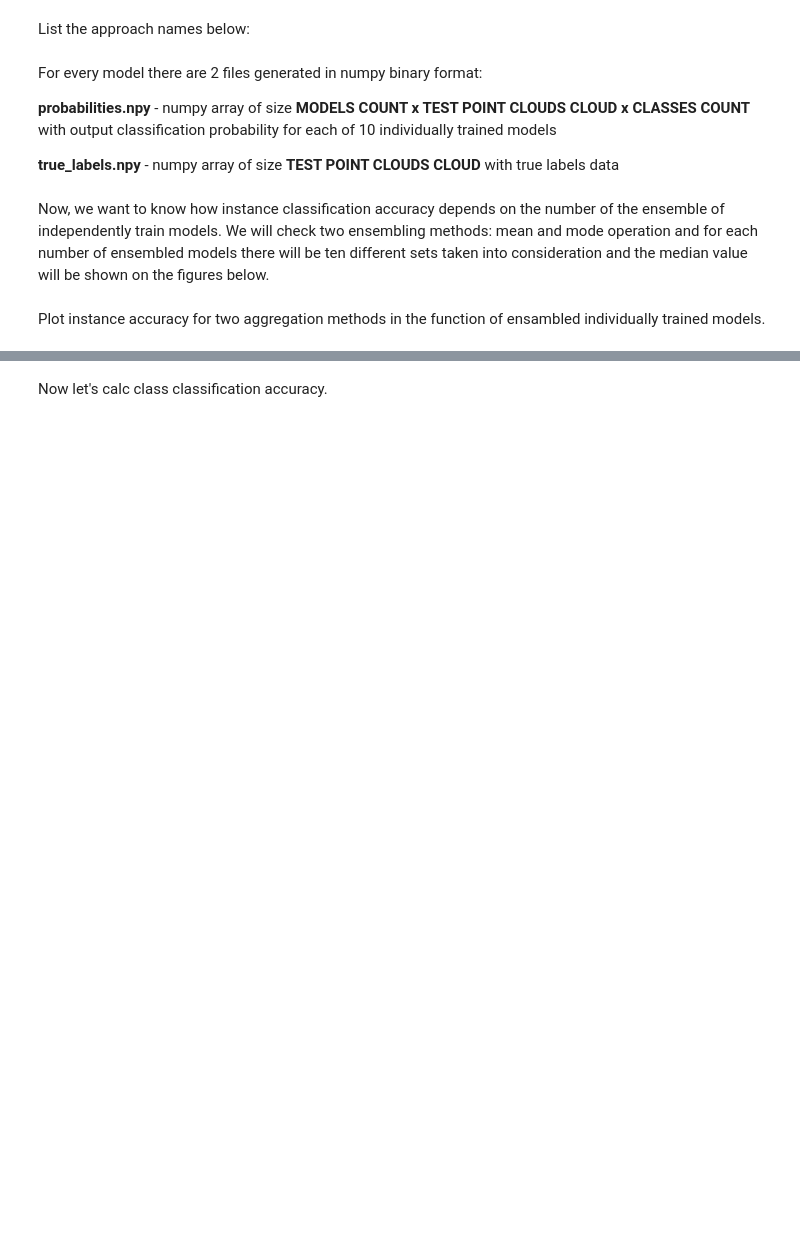
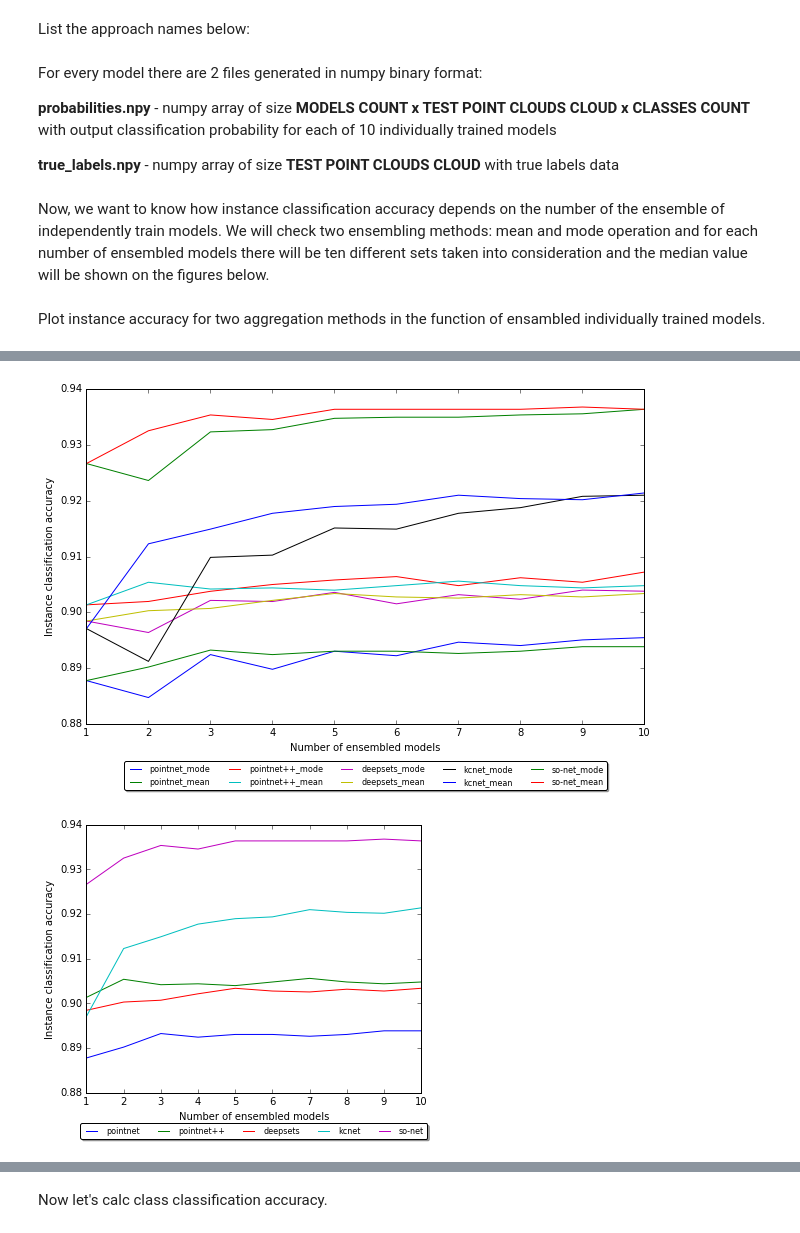
Before and after one commit to dkoguciuk/ensemble_learning_for_point_clouds, a Jupyter notebook: analysis.ipynb, the cells around one changed output, grey strips where cells are left out. Drawn from its saved outputs; the diff is of its cells as text; code cells hidden in the pictures; blank space fills up the shorter version.

```diff
--- a/analysis.ipynb
+++ b/analysis.ipynb
@@ -74,6 +74,12 @@ for num_ens in range(1, ENSEMBLE_MODELS_NUMBER+1):
 
 instance_accuracy_mode = {}
 for model in MODELS:
+
+    # Initialize instance accuracy var
+    instance_accuracy_mode[model + '_min'] = {}
+    instance_accuracy_mode[model + '_max'] = {}
+    instance_accuracy_mode[model + '_med'] = {}
+
     instance_accuracy_mode[model] = {}
     for num_ens in subsets:
         num_ens_accs = []
@@ -86,7 +92,11 @@ for model in MODELS:
             preds = np.squeeze(stats.mode(preds, axis=-1)[0])
             accy = float(np.sum(preds == true))/len(true)
             num_ens_accs.append(accy)
-        instance_accuracy_mode[model][num_ens] = statistics.median(num_ens_accs)
+
+        # Remember
+        instance_accuracy_mode[model + '_min'][num_ens] = np.min(num_ens_accs)
+        instance_accuracy_mode[model + '_max'][num_ens] = np.max(num_ens_accs)
+        instance_accuracy_mode[model + '_med'][num_ens] = statistics.median(num_ens_accs)
 
 ####################################################################################
 # Calc acc with mean
@@ -94,7 +104,12 @@ for model in MODELS:
 
 instance_accuracy_mean = {}
 for model in MODELS:
-    instance_accuracy_mean[model] = {}
+
+    # Initialize instance accuracy var
+    instance_accuracy_mean[model + '_min'] = {}
+    instance_accuracy_mean[model + '_max'] = {}
+    instance_accuracy_mean[model + '_med'] = {}
+
     for num_ens in subsets:
         num_ens_accs = []
         for subset in subsets[num_ens]:
@@ -106,7 +121,11 @@ for model in MODELS:
             preds = np.argmax(np.mean(preds, axis=-1), axis=-1)
             accy = float(np.sum(preds == true))/len(true)
             num_ens_accs.append(accy)
-        instance_accuracy_mean[model][num_ens] = statistics.median(num_ens_accs)
+
+        # Remember
+        instance_accuracy_mean[model + '_min'][num_ens] = np.min(num_ens_accs)
+        instance_accuracy_mean[model + '_max'][num_ens] = np.max(num_ens_accs)
+        instance_accuracy_mean[model + '_med'][num_ens] = statistics.median(num_ens_accs)
 # %% [markdown]
 Plot instance accuracy for two aggregation methods in the function of ensambled individually trained models.
 # %%
@@ -141,0 +175,14 @@ plot_accuracy(ax, instance_accuracy, 'compare')
+# %%
+f, ax  = plt.subplots(1, 1, sharey=True, figsize=(10, 7.5))
+instance_accuracy = dict(instance_accuracy_mean_median.items() + instance_accuracy_mode_median.items())
+models_order = ['pointnet_mode', 'pointnet_mean', 'pointnet++_mode', 'pointnet++_mean', 'deepsets_mode', 'deepsets_mean',
+                'kcnet_mode', 'kcnet_mean', 'so-net_mode', 'so-net_mean']
+plot_accuracy(ax, instance_accuracy, None, models_order=models_order)
+
+f, ax  = plt.subplots(1, 1, sharey=True, figsize=(6, 6))
+instance_accuracy = {(key.split('_')[0]):value for key, value in instance_accuracy_mean.items() if key in median_models}
+models_order = ['pointnet', 'pointnet++', 'deepsets', 'kcnet', 'so-net']
+plot_accuracy(ax, instance_accuracy, None, models_order=models_order)
+# %% [output]
+[figure, added]
+[figure, added]
```
Also changed, not shown: parts of 8 cells of this notebook, 3 other files.
